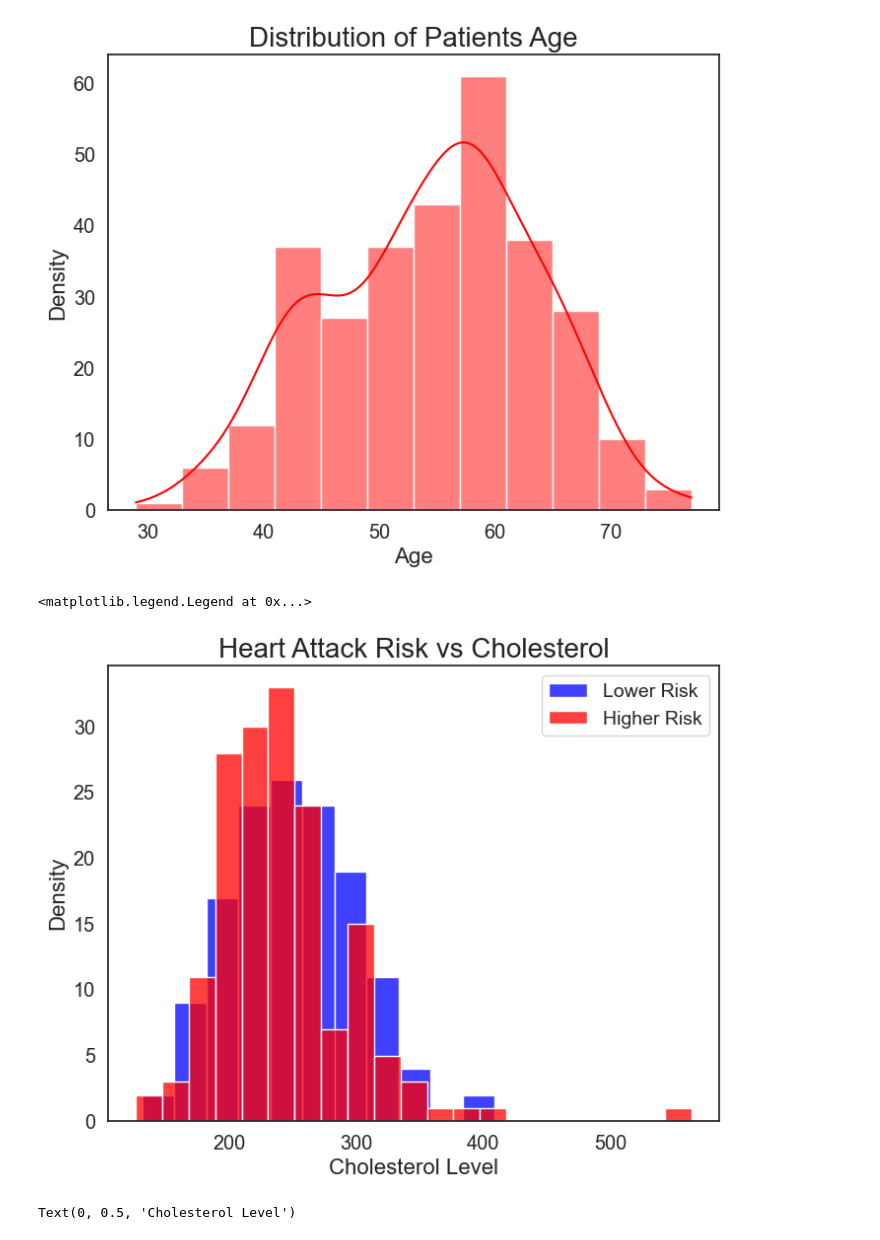
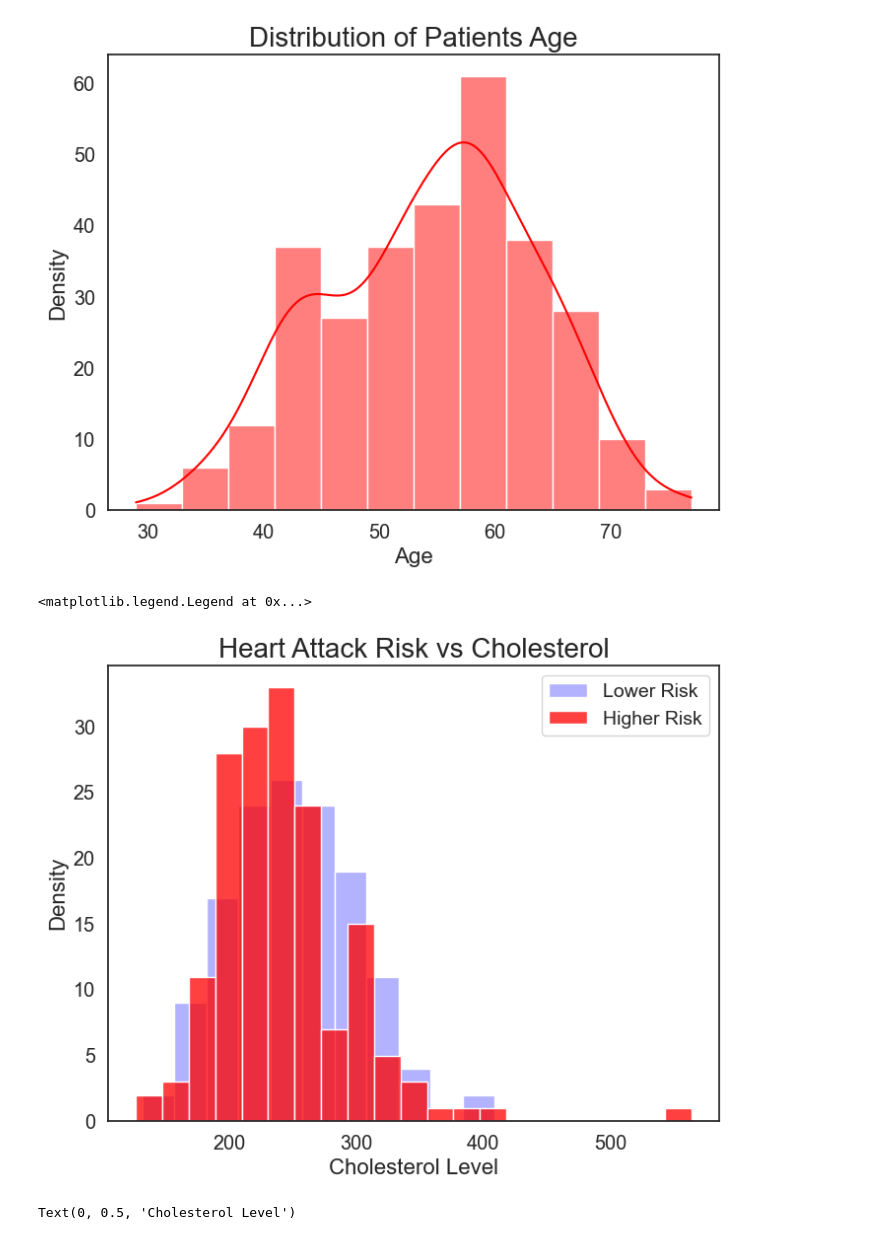
Before and after one commit to cchuang2009/2022-1, a Jupyter notebook: 2024/Week_3_Databases_intro.ipynb, the cells around one changed output. Saved outputs shown, nothing was run; the diff lists cells and outputs as text; code cells hidden in the pictures.

```diff
--- a/2024/Week_3_Databases_intro.ipynb
+++ b/2024/Week_3_Databases_intro.ipynb
@@ -320,12 +331,18 @@ from plotly.subplots import make_subplots
 # %%
 # Empty Pie Visualization
 
+# Create a dictionary to map numerical values to text labels
+sex_labels = {1: 'Male', 0: 'Female'}
+
+# Create a new column in the heart dataframe with text labels
+heart['sex_text'] = heart['sex'].map(sex_labels)
+
+
 fig = px.pie(heart,
-            names= "sex",
+            names= "sex_text",
             template= "presentation",
             hole= 0.6,
             color_discrete_sequence=['#e1d3c1', '#c64343']
-            #color_discrete_sequence=px.colors.sequential.RdBu
             )
 # layout
 fig.update_layout(title_text='Gender Distribution',
@@ -337,7 +354,7 @@ fig.update_layout(title_text='Gender Distribution',
                   showlegend=False)
 
 fig.add_annotation(dict(x=0.5, y=0.5,  align='center',
-                        xref = "paper", yref = "paper",
+                        #xref = "paper", yref = "paper",
                         showarrow = False, font_size=22,
                         text="<span style='font-size: 26px; color=#555; font-family:Arial'>Gender<br></span>"))
 
@@ -348,0 +407,9 @@ fig.show()
+# %%
+# Create a dictionary to map numerical values to text labels
+sex_labels = {1: 'Male', 0: 'Female'}
+
+# Create a new column in the heart dataframe with text labels
+heart['sex_text'] = heart['sex'].map(sex_labels)
+
+# Count the number of occurrences of each value in the 'sex_text' column
+sex_counts = heart['sex_text'].value_counts()
@@ -385,21 +480,21 @@ Text(0, 0.5, 'Density')
 # %%
 # Attack vs Cholesterol analysis
 sns.set(font_scale=1.3)
 plt.figure(figsize=(8,6))
 sns.set_style("white")
 
-sns.histplot(heart[heart["output"]==0]["chol"],
+sns.histplot(heart[heart["output"]==0]["chol"],alpha=0.3,
              color="blue")
 sns.histplot(heart[heart["output"]==1]["chol"],
              color="red")
 
 plt.title("Heart Attack Risk vs Cholesterol", size=20)
 plt.xlabel("Cholesterol Level", fontsize=16)
 plt.ylabel("Density", fontsize=16)
 plt.legend(["Lower Risk","Higher Risk"], fontsize=14)
 # %% [output]
 <matplotlib.legend.Legend at 0x...>
-[figure, old version]
+[figure, new version]
 # %%
 plt.figure(figsize=(8,6))
 
```
Also changed, not shown: parts of 8 cells of this notebook.
